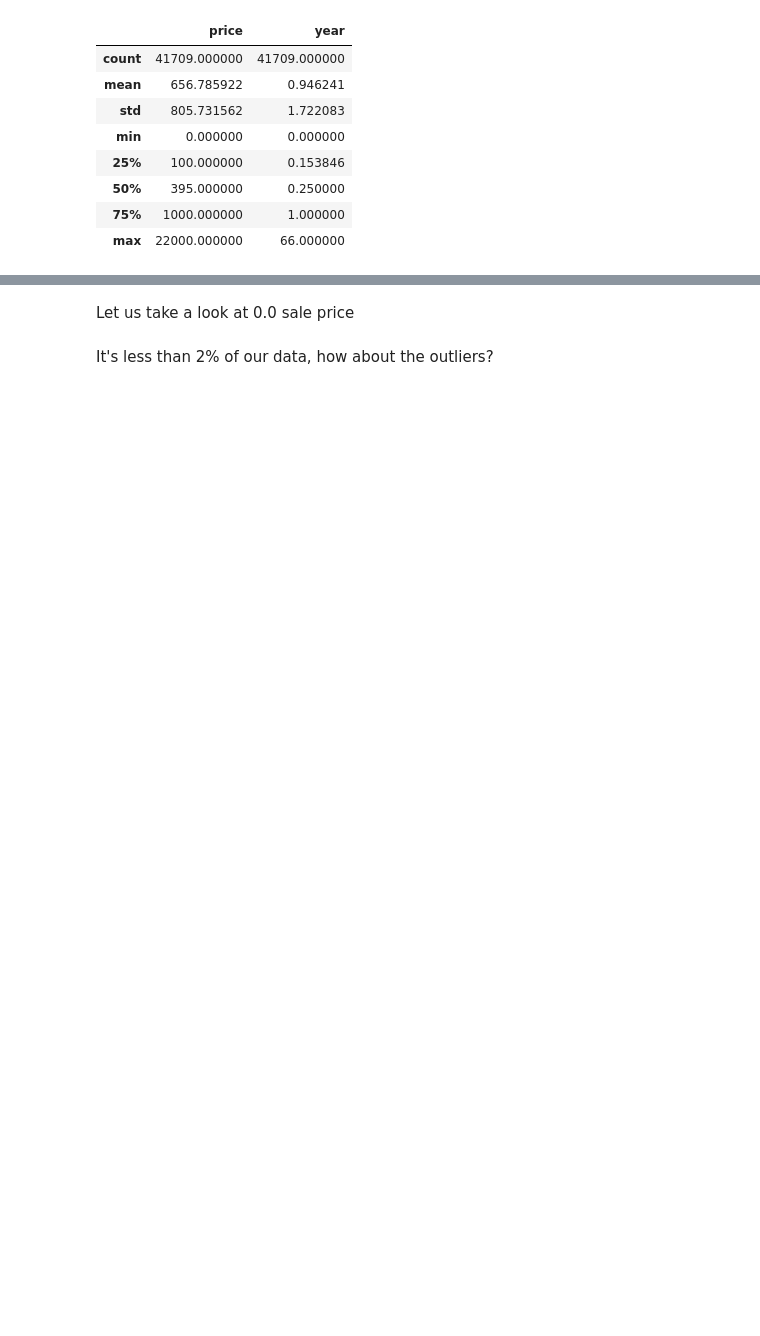
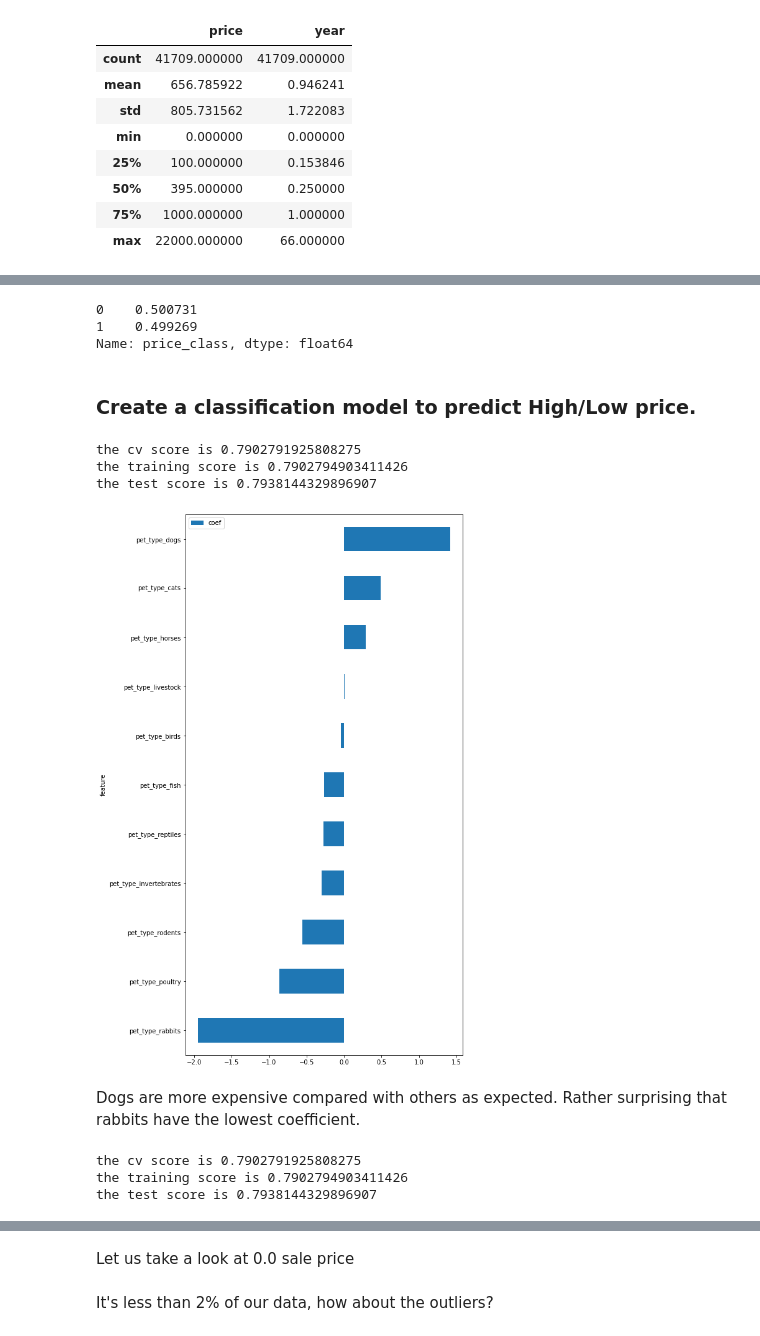
Before and after one commit to Chiuchiyin/Coding-fun, a Jupyter notebook: Pet Sale Price/EDA, data cleaning and modelling.ipynb, the cells around one changed output, grey strips where cells are left out. Cells and saved outputs as stored; diff of their text form; code cells hidden in the pictures; blank space fills up the shorter version.

```diff
--- a/Pet Sale Price/EDA, data cleaning and modelling.ipynb
+++ b/Pet Sale Price/EDA, data cleaning and modelling.ipynb
@@ -528,0 +587,2 @@ Cleaned data looks rather satisfactory
+# %%
+df_clean['price_class'] = [1 if i > median_price else 0 for i in df_clean.price]
@@ -530,0 +597,60 @@ From this alone, we can see that there's outliers need to be removed. But first,
+# %%
+df_clean.price_class.value_counts(normalize=True)
+# %% [output]
+0    0.500731
+1    0.499269
+Name: price_class, dtype: float64
+# %% [markdown]
+### Create a classification model to predict High/Low price.
+# %%
+from sklearn.linear_model import LogisticRegression, LogisticRegressionCV
+from sklearn.model_selection import train_test_split
+from sklearn.model_selection import cross_val_score, GridSearchCV
+from sklearn.metrics import r2_score
+from sklearn.preprocessing import StandardScaler
+from sklearn.metrics import accuracy_score, roc_auc_score, confusion_matrix, classification_report, roc_curve, auc, precision_recall_curve
+from sklearn.tree import DecisionTreeClassifier
+from sklearn.ensemble import BaggingClassifier
+from sklearn.ensemble import RandomForestClassifier
+from sklearn.neighbors import KNeighborsClassifier
+import plotly.express as px
+scaler = StandardScaler()
+# %%
+def model_fitter(model, X_train, y_train, X_test, y_test, cv=5):
+    model.fit(X_train, y_train)
+    cv_score = np.mean(cross_val_score(model, X_train, y_train, cv=cv))
+    training_score = model.score(X_train, y_train)
+    test_score = model.score(X_test, y_test)
+    print ('the cv score is',cv_score)
+    print ('the training score is',training_score)
+    print ('the test score is',test_score)
+# %%
+#dummify and train test split
+X = pd.get_dummies(df_clean[['pet_type']])
+X = pd.DataFrame(scaler.fit_transform(X), columns=X.columns)
+y = df_clean.price_class
+X_train, X_test, y_train, y_test = train_test_split(X,
+                                                    y, test_size=0.3, random_state=8)
+model = LogisticRegression()
+model_fitter(model, X_train, y_train, X_test, y_test)
+# %% [output]
+the cv score is 0.7902791925808275
+the training score is 0.7902794903411426
+the test score is 0.7938144329896907
+# %%
+pd.DataFrame(list(zip(X.columns, model.coef_[0])),
+             columns=['feature', 'coef'])\
+    .sort_values(by='coef') \
+    .plot(kind='barh', x='feature', y='coef', figsize=(8, 16))
+plt.show()
+# %% [output]
+[figure, added]
+# %% [markdown]
+Dogs are more expensive compared with others as expected. Rather surprising that rabbits have the lowest coefficient.
+# %%
+knn = KNeighborsClassifier(n_neighbors=5)
+model_fitter(knn, X_train, y_train, X_test, y_test)
+# %% [output]
+the cv score is 0.7902791925808275
+the training score is 0.7902794903411426
+the test score is 0.7938144329896907
```
Also changed, not shown: parts of 36 cells of this notebook.
